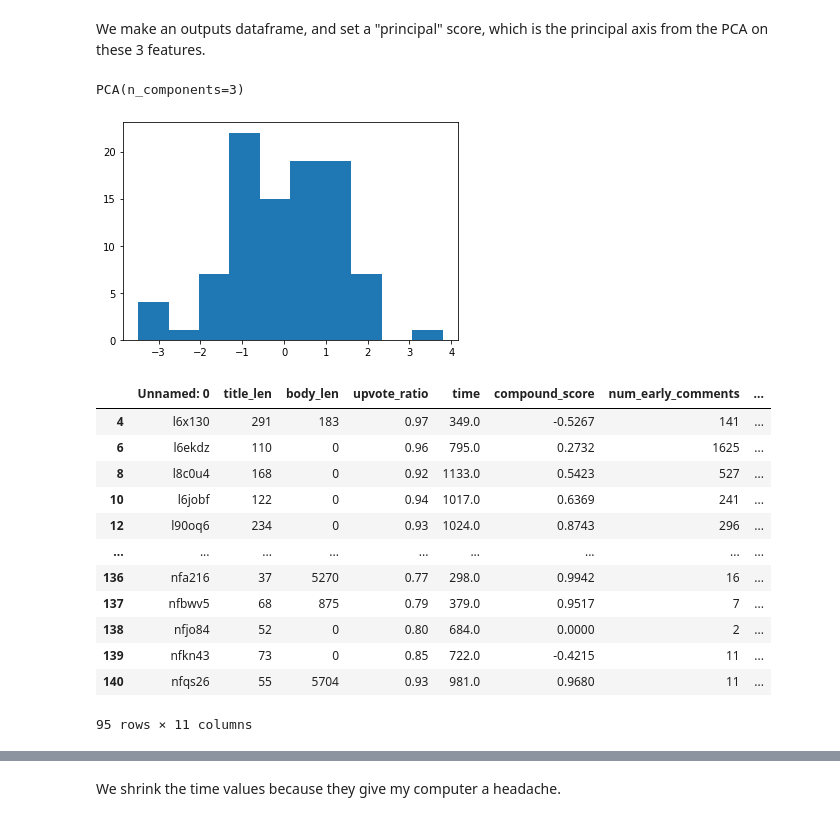
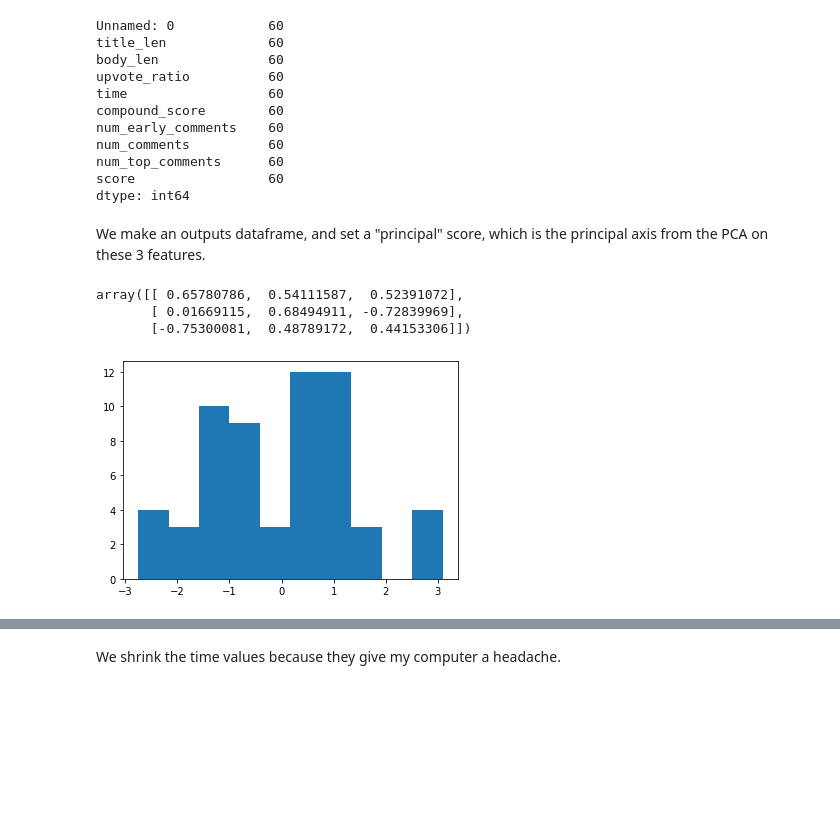
Before and after one commit to 404notfound-erdosbootcampproject/reddit_analysis, a Jupyter notebook: Let's make a good output variable.ipynb, the cells around one changed output, grey strips where cells are left out. Drawn from its saved outputs; the diff is of its cells as text; code cells hidden in the pictures; blank space fills up the shorter version.

```diff
--- a/Let's make a good output variable.ipynb
+++ b/Let's make a good output variable.ipynb
@@ -9,7 +9,20 @@ import seaborn as sns
 ## restrict to wordy posts
 
 df = pd.read_csv("train_test_data_v1.csv")
-df = df.loc[(df.title_len > 40) | (df.body_len > 0)]
+df = df.loc[(df.title_len > df.title_len.quantile(.66)) | (df.body_len > 0)]
+df.count()
+# %% [output]
+Unnamed: 0            60
+title_len             60
+body_len              60
+upvote_ratio          60
+time                  60
+compound_score        60
+num_early_comments    60
+num_comments          60
+num_top_comments      60
+score                 60
+dtype: int64
 # %% [markdown]
 We make an outputs dataframe, and set a "principal" score, which is the principal axis from the PCA on these 3 features.
 # %%
@@ -19,33 +32,22 @@ outputs["norm_score"] = (outputs.score - outputs.score.mean()) / outputs.score.s
 outputs["norm_comments"] = (outputs.num_comments - outputs.num_comments.mean()) / outputs.num_comments.std()
 outputs["norm_ratio"] = (outputs.upvote_ratio - outputs.upvote_ratio.mean()) / outputs.upvote_ratio.std()
 
-
 outputs_final = outputs[['norm_score', 'norm_comments', 'norm_ratio']]
 from sklearn.decomposition import PCA
 pca = PCA(n_components = 3)
 pca.fit(outputs_final)
+
+pca.components_
 # %% [output]
-PCA(n_components=3)
+array([[ 0.65780786,  0.54111587,  0.52391072],
+       [ 0.01669115,  0.68494911, -0.72839969],
+       [-0.75300081,  0.48789172,  0.44153306]])
 # %%
 outputs["principal"] = pca.components_[0][0]*outputs.norm_score + pca.components_[0][1]*outputs.norm_comments + pca.components_[0][2]*outputs.norm_ratio
 # %%
 outputs_copy = outputs.copy()
 df["principal"] = outputs_copy.principal
 plt.hist(df.principal)
 plt.show()
-df
 # %% [output]
-[figure, old version]
+[figure, new version]
-|  | Unnamed: 0 | title_len | body_len | upvote_ratio | time | compound_score | num_early_comments | ... |
-| 4 | l6x130 | 291 | 183 | 0.97 | 349.0 | -0.5267 | 141 | ... |
-| 6 | l6ekdz | 110 | 0 | 0.96 | 795.0 | 0.2732 | 1625 | ... |
-| 8 | l8c0u4 | 168 | 0 | 0.92 | 1133.0 | 0.5423 | 527 | ... |
-| 10 | l6jobf | 122 | 0 | 0.94 | 1017.0 | 0.6369 | 241 | ... |
-| 12 | l90oq6 | 234 | 0 | 0.93 | 1024.0 | 0.8743 | 296 | ... |
-| ... | ... | ... | ... | ... | ... | ... | ... | ... |
-| 136 | nfa216 | 37 | 5270 | 0.77 | 298.0 | 0.9942 | 16 | ... |
-| 137 | nfbwv5 | 68 | 875 | 0.79 | 379.0 | 0.9517 | 7 | ... |
-| 138 | nfjo84 | 52 | 0 | 0.80 | 684.0 | 0.0000 | 2 | ... |
-| 139 | nfkn43 | 73 | 0 | 0.85 | 722.0 | -0.4215 | 11 | ... |
-| 140 | nfqs26 | 55 | 5704 | 0.93 | 981.0 | 0.9680 | 11 | ... |
-95 rows × 11 columns
```
Also changed, not shown: parts of 9 cells of this notebook.
